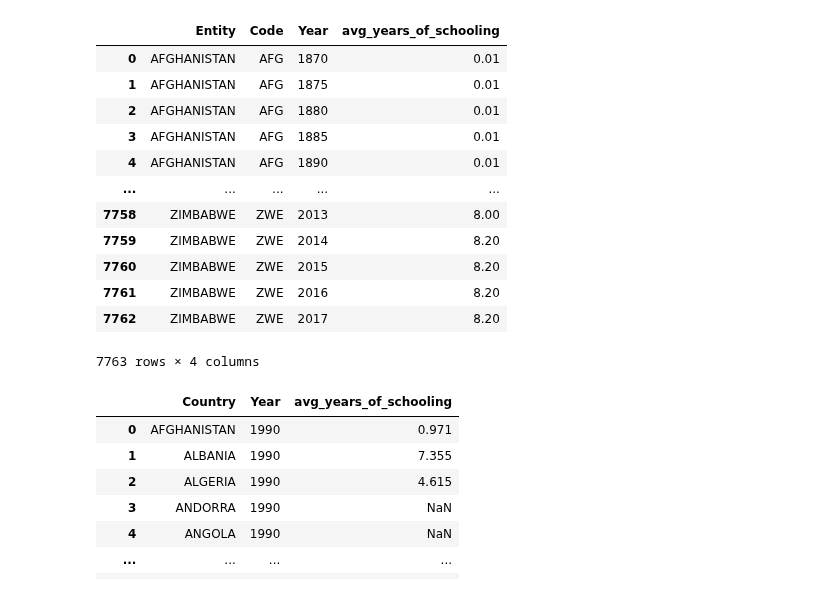
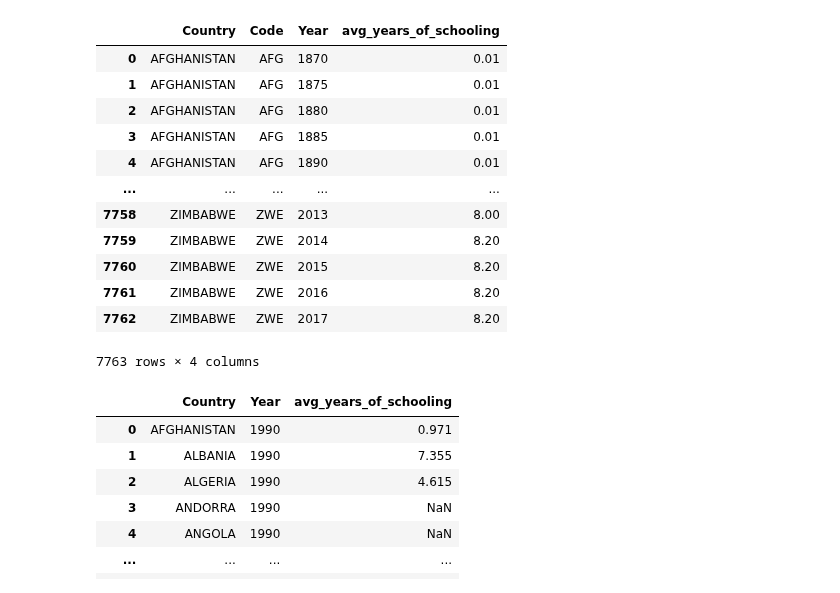
Before and after one commit to addmelo/ACME, a Jupyter notebook: EducationDatasetCleaner.ipynb, the cells around one changed output. Cells and saved outputs as stored; diff of their text form; code cells hidden in the pictures.

Commit message:
Fixed up a column name and added a graph

```diff
--- a/EducationDatasetCleaner.ipynb
+++ b/EducationDatasetCleaner.ipynb
@@ -4,30 +5,31 @@ import numpy as np
 # %%
 # Read in the unclean dataset
 # First dataset comes from https://www.kaggle.com/datasets/fredericksalazar/average-years-of-schooling-since-1870-2017?resource=download
 dfPre2017 = pd.read_csv('Unclean Datasets/mean-years-of-schooling-long-run.csv')
 
 # The dataset needs to be delimited by Semicolon
 fullColumnName = dfPre2017.columns[0]
 newColumns = fullColumnName.split(';')
 
 # Split the entires of the first column
 dfPre2017['split'] = dfPre2017[dfPre2017.columns[0]].str.split(pat=';')
 
 # Add the new columns
 for i, col in enumerate(newColumns):
     dfPre2017[col] = dfPre2017['split'].str[i]
 
 # Delete the unnecessary columns
 del dfPre2017[fullColumnName]
 del dfPre2017['split']
 
 # Format the columns
 dfPre2017['Entity'] = dfPre2017['Entity'].str.upper()
 dfPre2017['Year'] = dfPre2017['Year'].astype(int)
 dfPre2017['avg_years_of_schooling'] = dfPre2017['avg_years_of_schooling'].astype(float)
+dfPre2017.rename(columns={'Entity': 'Country'}, inplace=True)
 dfPre2017
 # %% [output]
-|  | Entity | Code | Year | avg_years_of_schooling |
+|  | Country | Code | Year | avg_years_of_schooling |
 | 0 | AFGHANISTAN | AFG | 1870 | 0.01 |
 | 1 | AFGHANISTAN | AFG | 1875 | 0.01 |
 | 2 | AFGHANISTAN | AFG | 1880 | 0.01 |
```
Also changed, not shown: parts of 2 cells of this notebook, 1 other file.
